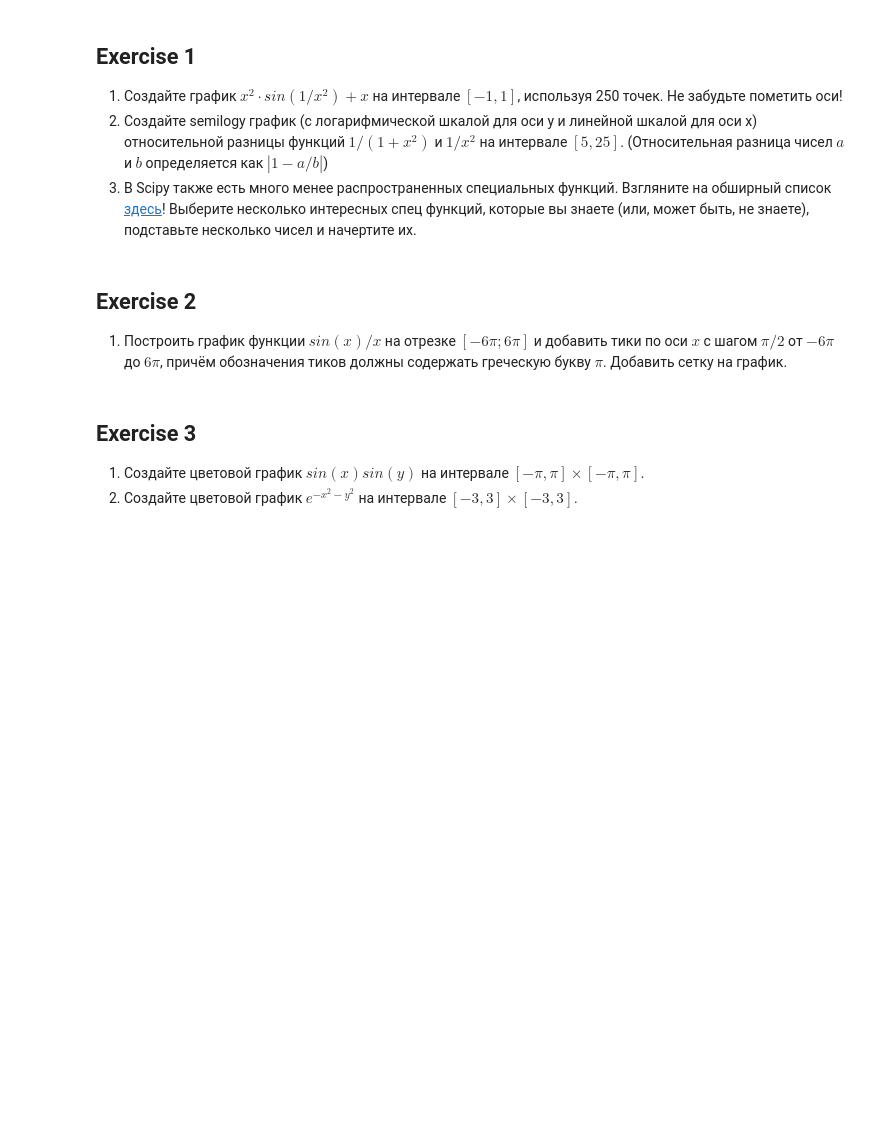
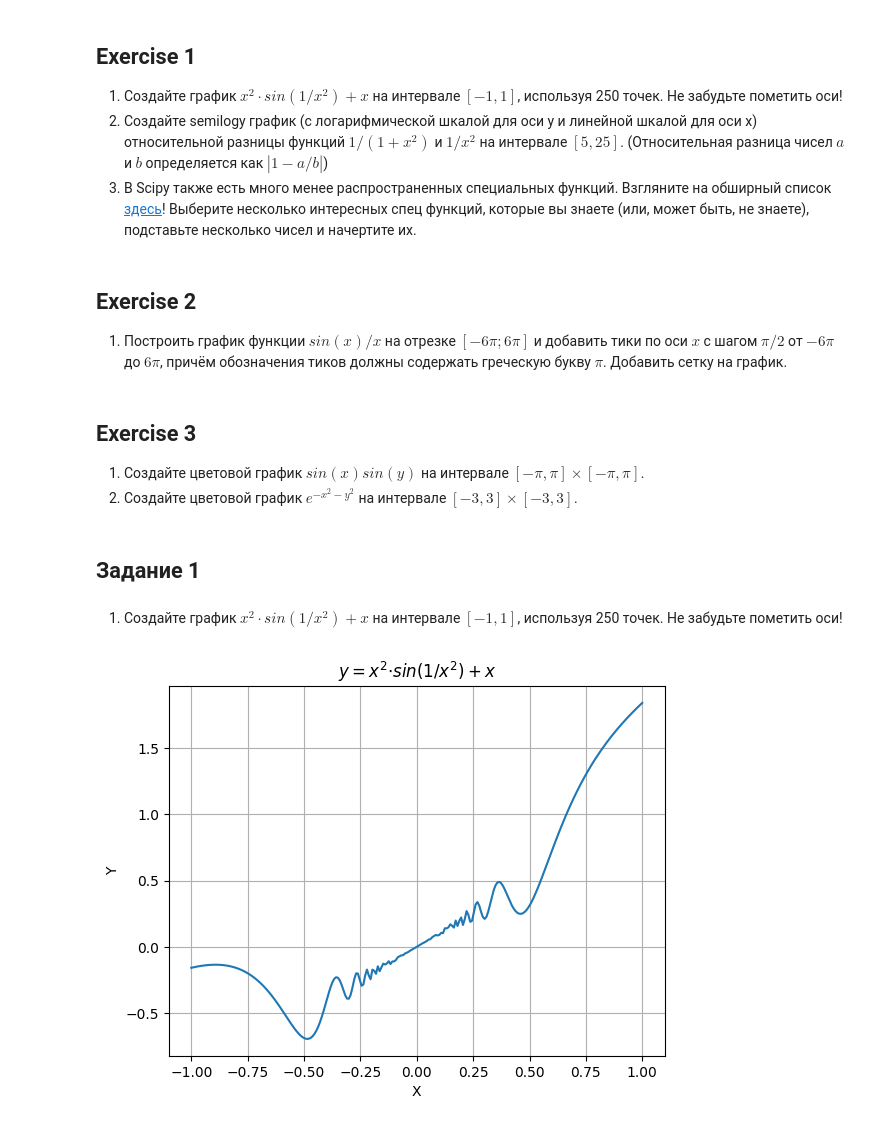
Before and after one commit to sergeiperel/Spring2023Python, a Jupyter notebook: homework05/matplotlib_exercises/5.2 задание по matplotlib.ipynb, the cells around one changed output. Saved outputs shown, nothing was run; the diff lists cells and outputs as text; code cells hidden in the pictures; blank space fills up the shorter version.

```diff
--- a/homework05/matplotlib_exercises/5.2 задание по matplotlib.ipynb
+++ b/homework05/matplotlib_exercises/5.2 задание по matplotlib.ipynb
@@ -10,3 +10,22 @@
 ## Exercise 3
 1. Создайте цветовой график $sin(x)sin(y)$ на интервале $[−π,π]×[−π,π]$.
 2. Создайте цветовой график $e^{-x^2-y^2}$ на интервале $[−3,3]×[−3,3]$.
+# %% [markdown]
+## Задание 1
+# %% [markdown]
+1. Создайте график $x^2⋅sin(1/x^2)+x$ на интервале $[−1,1]$, используя 250 точек. Не забудьте пометить оси!
+# %%
+import matplotlib.pyplot as plt
+import numpy as np
+def func(x):
+    return x**2 * np.sin(1/x**2) + x
+ox = np.linspace(-1, 1, 250)
+
+plt.plot(ox, func(ox))
+plt.title('$y = x^2⋅sin(1/x^2)+x$')
+plt.xlabel('X')
+plt.ylabel('Y')
+plt.grid()
+plt.show()
+# %% [output]
+[figure, added]
```
Also changed, not shown: parts of 11 cells of this notebook, 1 other file.
